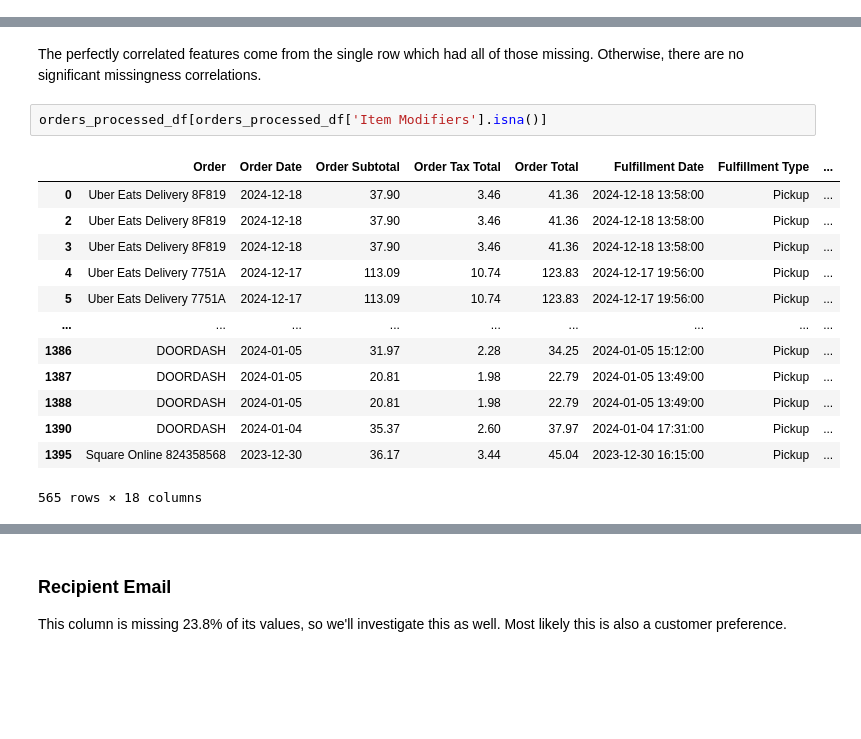
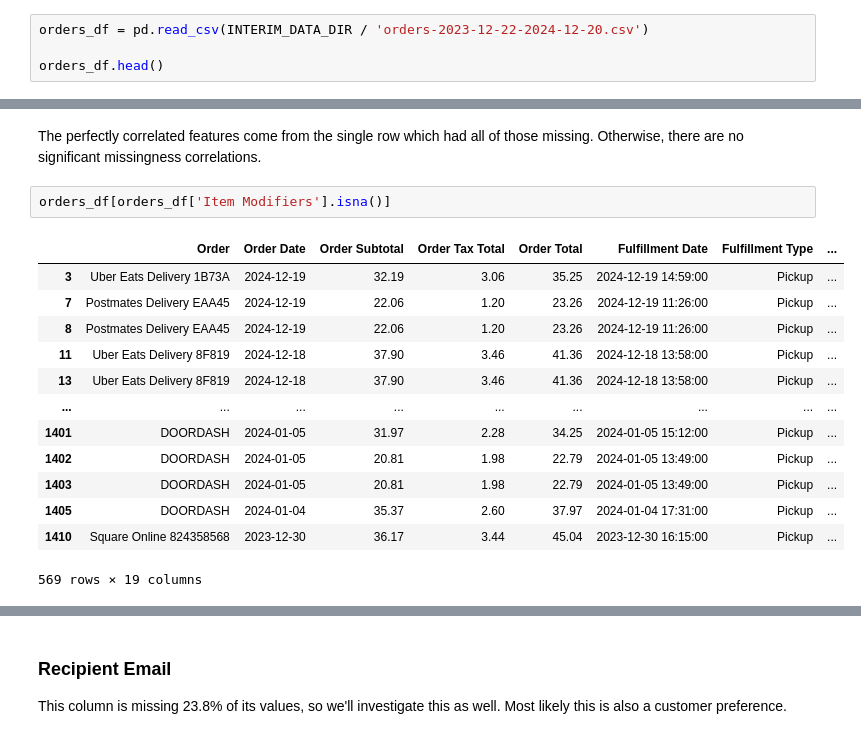
Before and after one commit to ajamkotc/belly_rubb_analysis, a Jupyter notebook: notebooks/1.0-aj-initial-data-exploration.ipynb, the cells around one changed output, grey strips where cells are left out. Cells and saved outputs as stored; diff of their text form; blank space fills up the shorter version.

```diff
--- a/notebooks/1.0-aj-initial-data-exploration.ipynb
+++ b/notebooks/1.0-aj-initial-data-exploration.ipynb
@@ -34,0 +31,4 @@ orders_processed_df = pd.read_csv(INTERIM_DATA_DIR / 'orders_processed.csv')
+# %%
+orders_df = pd.read_csv(INTERIM_DATA_DIR / 'orders-2023-12-22-2024-12-20.csv')
+
+orders_df.head()
@@ -128,21 +135,21 @@ plt.show()
 # %% [markdown]
 The perfectly correlated features come from the single row which had all of those missing. Otherwise, there are no significant missingness correlations.
 # %%
-orders_processed_df[orders_processed_df['Item Modifiers'].isna()]
+orders_df[orders_df['Item Modifiers'].isna()]
 # %% [output]
 |  | Order | Order Date | Order Subtotal | Order Tax Total | Order Total | Fulfillment Date | Fulfillment Type | ... |
-| 0 | Uber Eats Delivery 8F819 | 2024-12-18 | 37.90 | 3.46 | 41.36 | 2024-12-18 13:58:00 | Pickup | ... |
-| 2 | Uber Eats Delivery 8F819 | 2024-12-18 | 37.90 | 3.46 | 41.36 | 2024-12-18 13:58:00 | Pickup | ... |
-| 3 | Uber Eats Delivery 8F819 | 2024-12-18 | 37.90 | 3.46 | 41.36 | 2024-12-18 13:58:00 | Pickup | ... |
-| 4 | Uber Eats Delivery 7751A | 2024-12-17 | 113.09 | 10.74 | 123.83 | 2024-12-17 19:56:00 | Pickup | ... |
-| 5 | Uber Eats Delivery 7751A | 2024-12-17 | 113.09 | 10.74 | 123.83 | 2024-12-17 19:56:00 | Pickup | ... |
+| 3 | Uber Eats Delivery 1B73A | 2024-12-19 | 32.19 | 3.06 | 35.25 | 2024-12-19 14:59:00 | Pickup | ... |
+| 7 | Postmates Delivery EAA45 | 2024-12-19 | 22.06 | 1.20 | 23.26 | 2024-12-19 11:26:00 | Pickup | ... |
+| 8 | Postmates Delivery EAA45 | 2024-12-19 | 22.06 | 1.20 | 23.26 | 2024-12-19 11:26:00 | Pickup | ... |
+| 11 | Uber Eats Delivery 8F819 | 2024-12-18 | 37.90 | 3.46 | 41.36 | 2024-12-18 13:58:00 | Pickup | ... |
+| 13 | Uber Eats Delivery 8F819 | 2024-12-18 | 37.90 | 3.46 | 41.36 | 2024-12-18 13:58:00 | Pickup | ... |
 | ... | ... | ... | ... | ... | ... | ... | ... | ... |
-| 1386 | DOORDASH | 2024-01-05 | 31.97 | 2.28 | 34.25 | 2024-01-05 15:12:00 | Pickup | ... |
-| 1387 | DOORDASH | 2024-01-05 | 20.81 | 1.98 | 22.79 | 2024-01-05 13:49:00 | Pickup | ... |
-| 1388 | DOORDASH | 2024-01-05 | 20.81 | 1.98 | 22.79 | 2024-01-05 13:49:00 | Pickup | ... |
-| 1390 | DOORDASH | 2024-01-04 | 35.37 | 2.60 | 37.97 | 2024-01-04 17:31:00 | Pickup | ... |
-| 1395 | Square Online 824358568 | 2023-12-30 | 36.17 | 3.44 | 45.04 | 2023-12-30 16:15:00 | Pickup | ... |
+| 1401 | DOORDASH | 2024-01-05 | 31.97 | 2.28 | 34.25 | 2024-01-05 15:12:00 | Pickup | ... |
+| 1402 | DOORDASH | 2024-01-05 | 20.81 | 1.98 | 22.79 | 2024-01-05 13:49:00 | Pickup | ... |
+| 1403 | DOORDASH | 2024-01-05 | 20.81 | 1.98 | 22.79 | 2024-01-05 13:49:00 | Pickup | ... |
+| 1405 | DOORDASH | 2024-01-04 | 35.37 | 2.60 | 37.97 | 2024-01-04 17:31:00 | Pickup | ... |
+| 1410 | Square Online 824358568 | 2023-12-30 | 36.17 | 3.44 | 45.04 | 2023-12-30 16:15:00 | Pickup | ... |
-565 rows × 18 columns
+569 rows × 19 columns
 # %%
 # Visualize relationship between item modifications and fulfillment type
 
```
Also changed, not shown: parts of 20 cells of this notebook, 13 other files.
